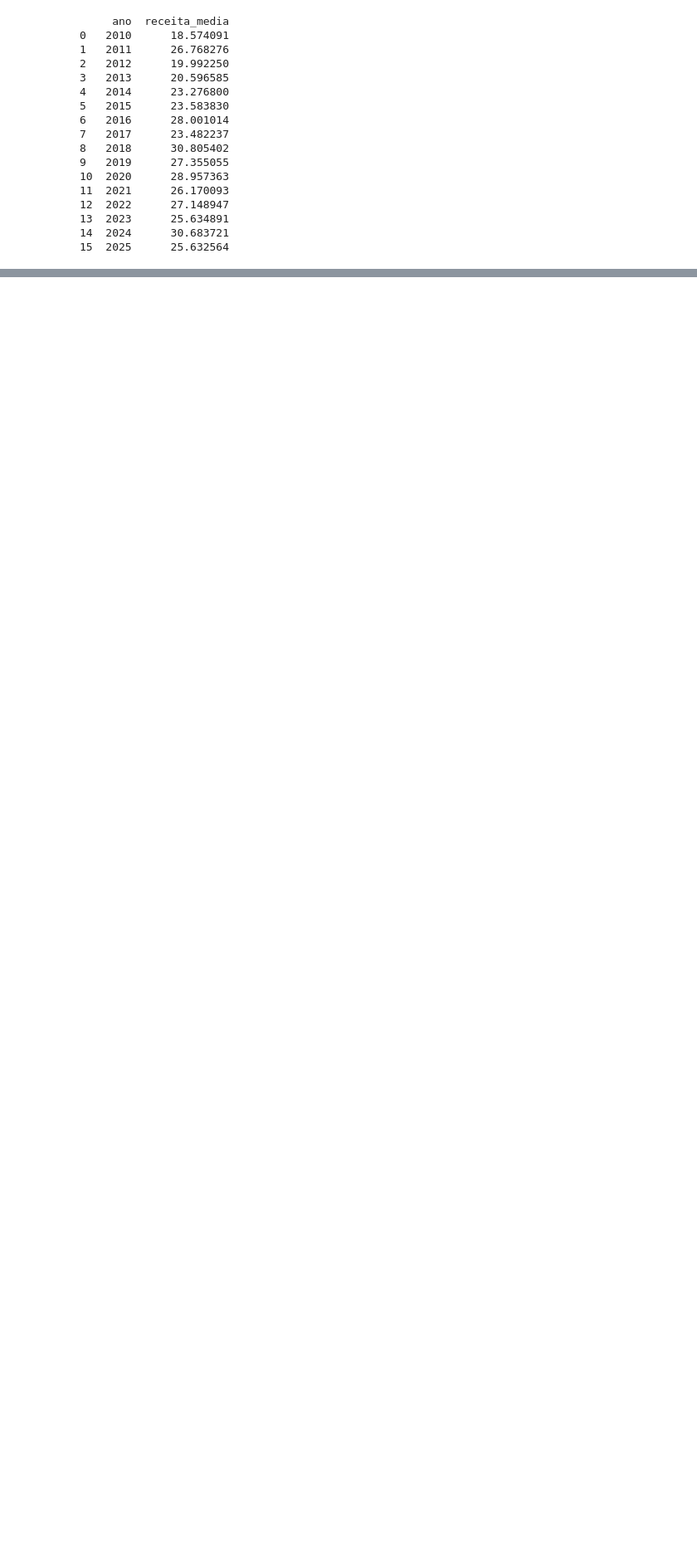
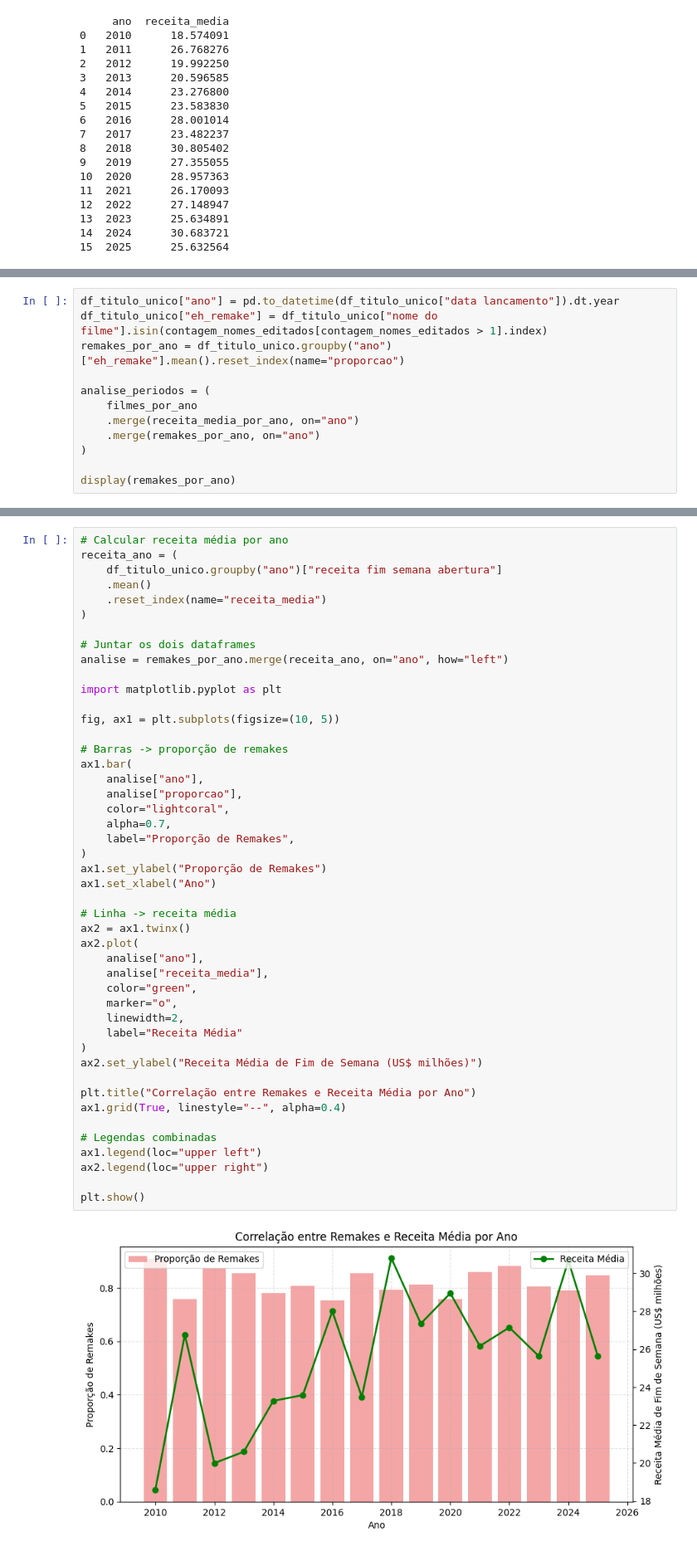
Before and after one commit to Carlos-Rafael-Dev/Data_Analytics, a Jupyter notebook: Produtora MegaPik/Movies MegaPik.ipynb, the cells around one changed output, grey strips where cells are left out. Shown: that part at 83% size. Cells and saved outputs as stored; diff of their text form; blank space fills up the shorter version.

```diff
--- a/Produtora MegaPik/Movies MegaPik.ipynb
+++ b/Produtora MegaPik/Movies MegaPik.ipynb
@@ -636,0 +595,12 @@ np.float64(-0.6017123881420826)
+# %%
+df_titulo_unico["ano"] = pd.to_datetime(df_titulo_unico["data lancamento"]).dt.year
+df_titulo_unico["eh_remake"] = df_titulo_unico["nome do filme"].isin(contagem_nomes_editados[contagem_nomes_editados > 1].index)
+remakes_por_ano = df_titulo_unico.groupby("ano")["eh_remake"].mean().reset_index(name="proporcao")
+
+analise_periodos = (
+    filmes_por_ano
+    .merge(receita_media_por_ano, on="ano")
+    .merge(remakes_por_ano, on="ano")
+)
+
+display(remakes_por_ano)
@@ -636,0 +625,48 @@ np.float64(-0.6017123881420826)
+# %%
+# Calcular receita média por ano
+receita_ano = (
+    df_titulo_unico.groupby("ano")["receita fim semana abertura"]
+    .mean()
+    .reset_index(name="receita_media")
+)
+
+# Juntar os dois dataframes
+analise = remakes_por_ano.merge(receita_ano, on="ano", how="left")
+
+import matplotlib.pyplot as plt
+
+fig, ax1 = plt.subplots(figsize=(10, 5))
+
+# Barras -> proporção de remakes
+ax1.bar(
+    analise["ano"],
+    analise["proporcao"],
+    color="lightcoral",
+    alpha=0.7,
+    label="Proporção de Remakes",
+)
+ax1.set_ylabel("Proporção de Remakes")
+ax1.set_xlabel("Ano")
+
+# Linha -> receita média
+ax2 = ax1.twinx()
+ax2.plot(
+    analise["ano"],
+    analise["receita_media"],
+    color="green",
+    marker="o",
+    linewidth=2,
+    label="Receita Média"
+)
+ax2.set_ylabel("Receita Média de Fim de Semana (US$ milhões)")
+
+plt.title("Correlação entre Remakes e Receita Média por Ano")
+ax1.grid(True, linestyle="--", alpha=0.4)
+
+# Legendas combinadas
+ax1.legend(loc="upper left")
+ax2.legend(loc="upper right")
+
+plt.show()
+# %% [output]
+[figure, added]
```
Also changed, not shown: parts of 8 cells of this notebook.
